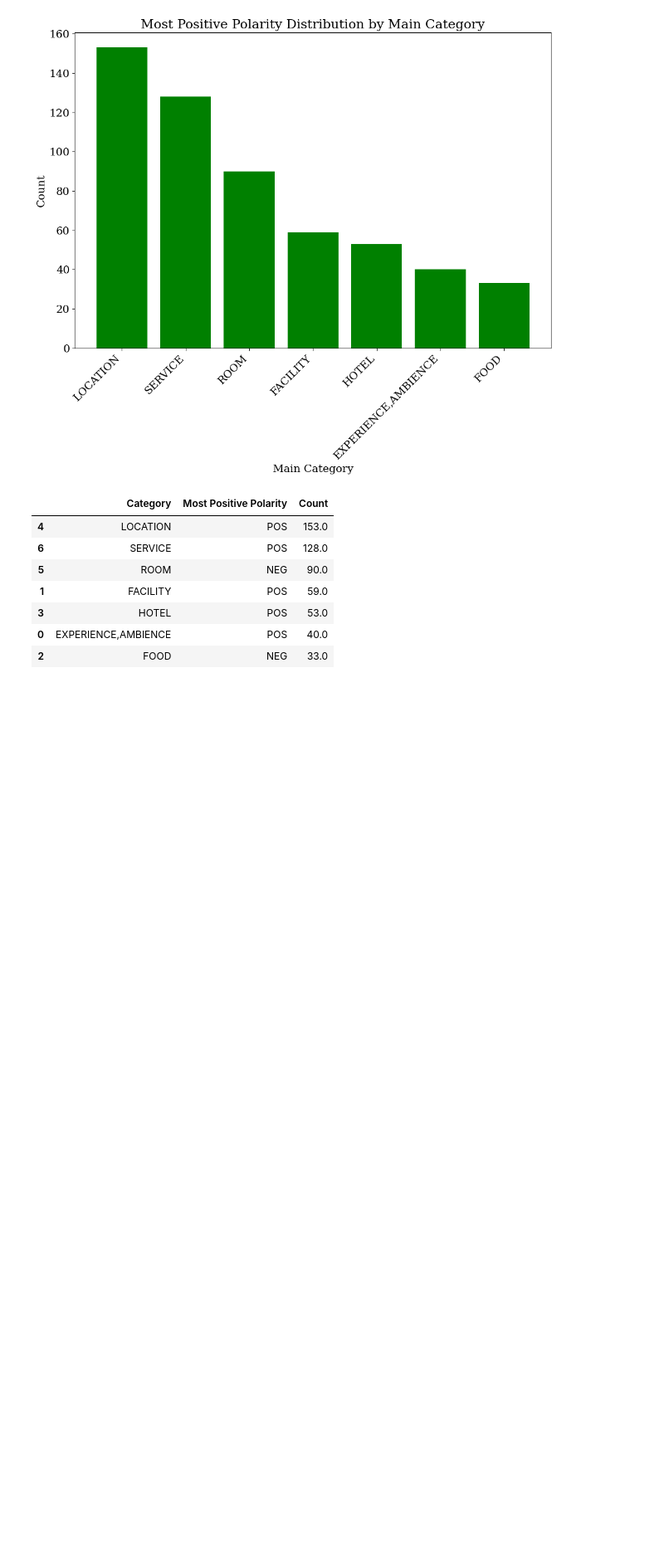
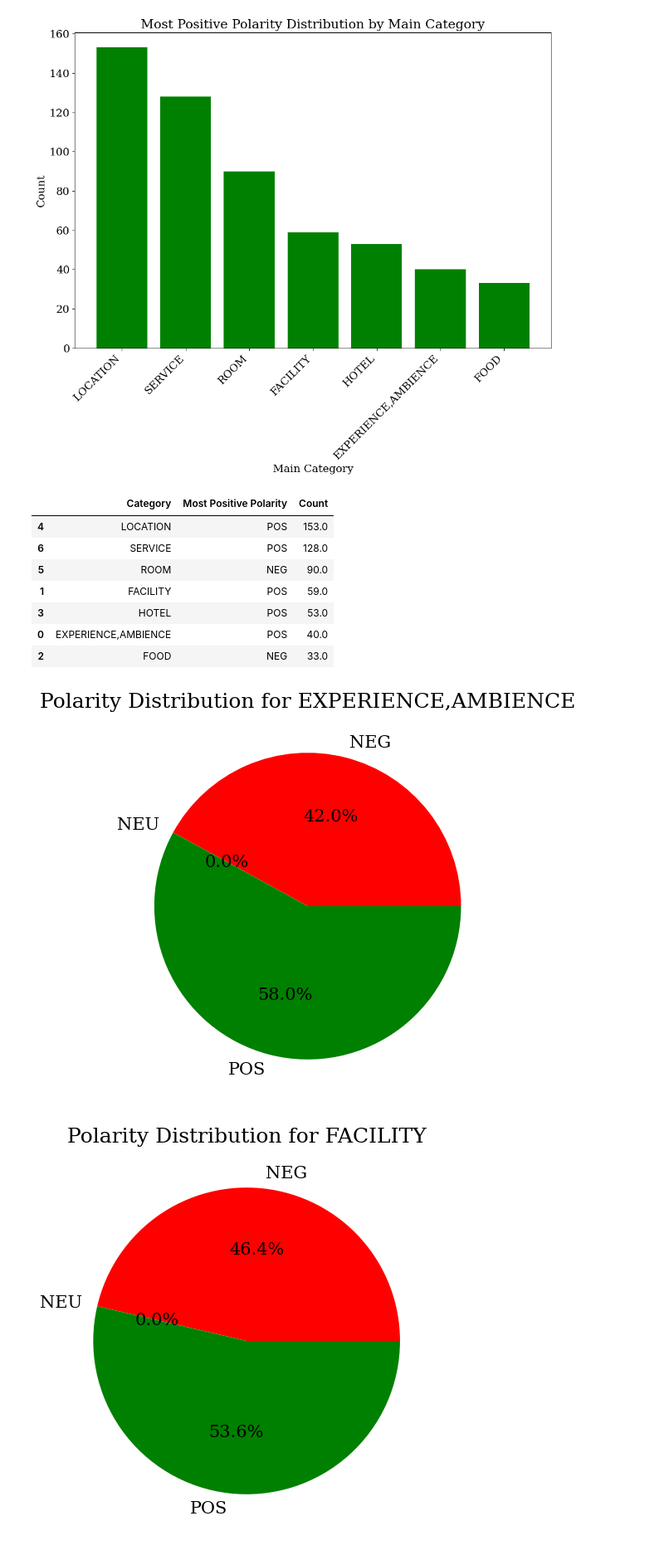
Before and after one commit to kwang0149/ta-final-project-aspect-based-sentiment-analysis-and-categorized-aspect, a Jupyter notebook: data-pipeline.ipynb, the cells around one changed output. Shown at 83% size. Cells and saved outputs as stored; diff of their text form; code cells hidden in the pictures; blank space fills up the shorter version.

```diff
--- a/data-pipeline.ipynb
+++ b/data-pipeline.ipynb
@@ -382,3 +372,19 @@ most_positive_polarity_df
 | 3 | HOTEL | POS | 53.0 |
 | 0 | EXPERIENCE,AMBIENCE | POS | 40.0 |
 | 2 | FOOD | NEG | 33.0 |
+# %%
+# Pivot the DataFrame to have categories as rows and polarities as columns
+pivot_df = main_category_polarity_df.pivot(index='Category', columns='Polarity', values='count').fillna(0)
+
+# Define colors for each polarity
+colors = {'NEG': 'red', 'NEU': 'gray', 'POS': 'green'}
+
+# Create pie charts for each category
+for category in pivot_df.index:
+    plt.figure(figsize=(6, 6))
+    plt.pie(pivot_df.loc[category], labels=pivot_df.columns, autopct='%1.1f%%', colors=[colors[col] for col in pivot_df.columns])
+    plt.title(f'Polarity Distribution for {category}')
+    plt.show()
+# %% [output]
+[figure, added]
+[figure, added]
```
Also changed, not shown: parts of 5 cells of this notebook, 1 other file.
